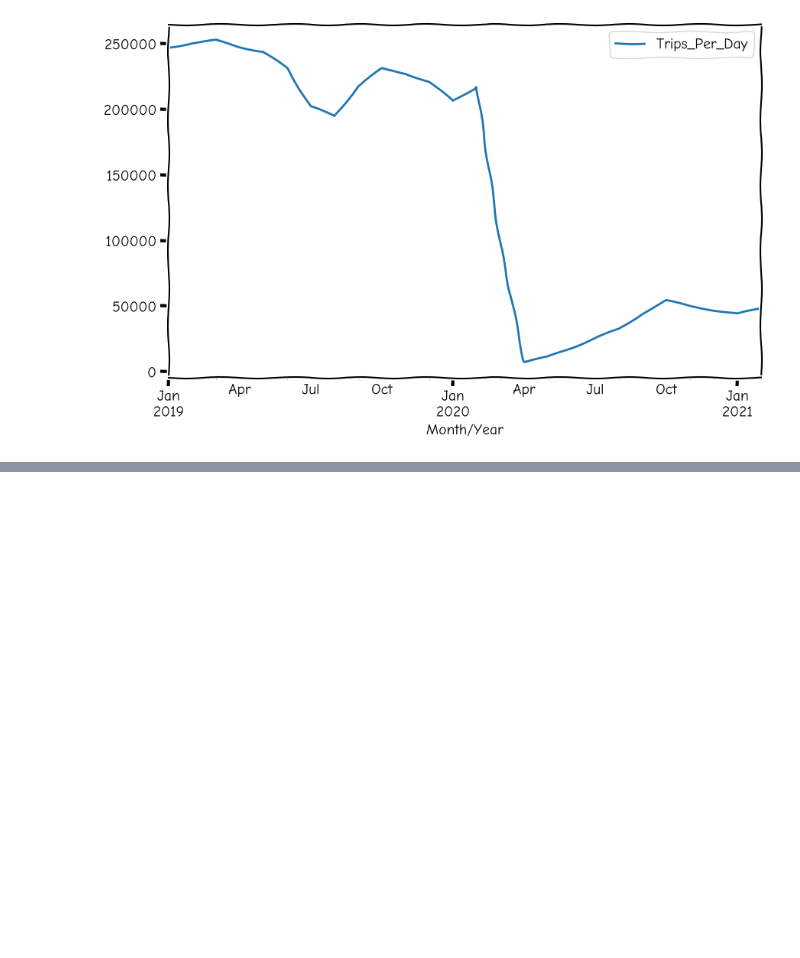
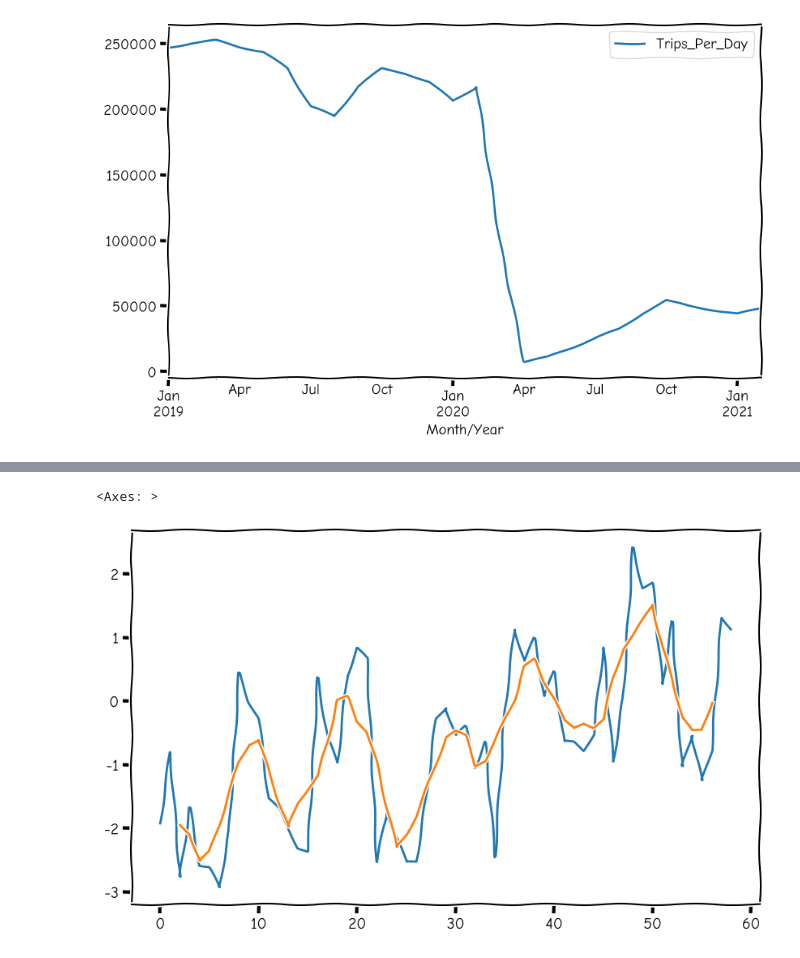
Before and after one commit to cenkt/EffectivePandasBook, a Jupyter notebook: timeseriesP.ipynb, the cells around one changed output, grey strips where cells are left out. Drawn from its saved outputs; the diff is of its cells as text; code cells hidden in the pictures; blank space fills up the shorter version.

```diff
--- a/timeseriesP.ipynb
+++ b/timeseriesP.ipynb
@@ -172,0 +218,10 @@ NYCabRaw_yellow["2019-01-01":"2021-02-01"].plot()
+# %%
+np.random.seed(6946)
+noise = pd.Series(np.random.normal(size=59))
+xl = cosine + line + noise
+xs = xl.rolling(5, center=True).mean()
+ax = xl.plot()
+xs.plot(ax=ax)
+# %% [output]
+<Axes: >
+[figure, added]
```
Also changed, not shown: parts of 18 cells of this notebook, 4 other files.
